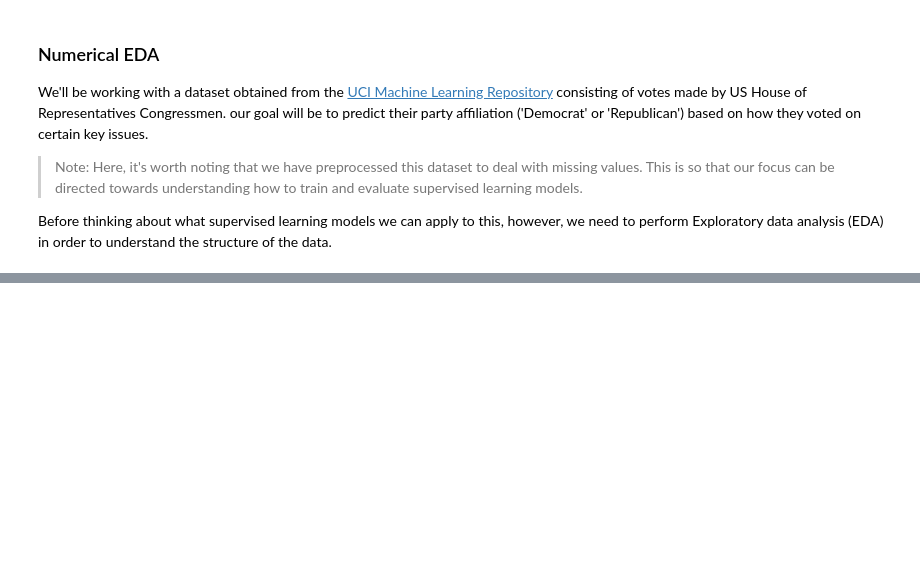
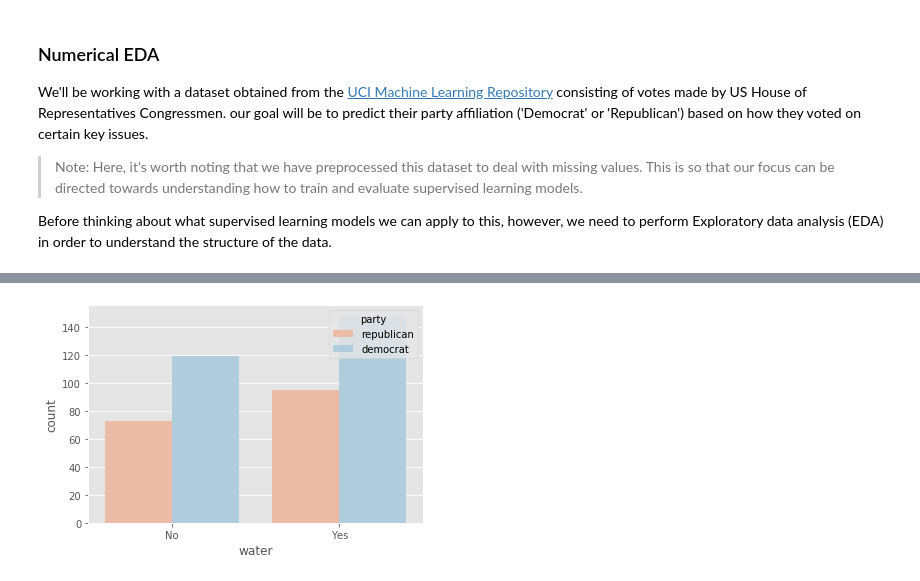
Before and after one commit to VictorOmondi1997/Supervised-Learning-with-scikit-learn, a Jupyter notebook: Supervised Learning with scikit-learn.ipynb, the cells around one changed output, grey strips where cells are left out. Drawn from its saved outputs; the diff is of its cells as text; code cells hidden in the pictures; blank space fills up the shorter version.

```diff
--- a/Supervised Learning with scikit-learn.ipynb
+++ b/Supervised Learning with scikit-learn.ipynb
@@ -153,0 +271,4 @@ Before thinking about what supervised learning models we can apply to this, howe
+# %%
+plot_countplot('water')
+# %% [output]
+[figure, added]
```
Also changed, not shown: parts of 104 cells of this notebook, 1 other file.
